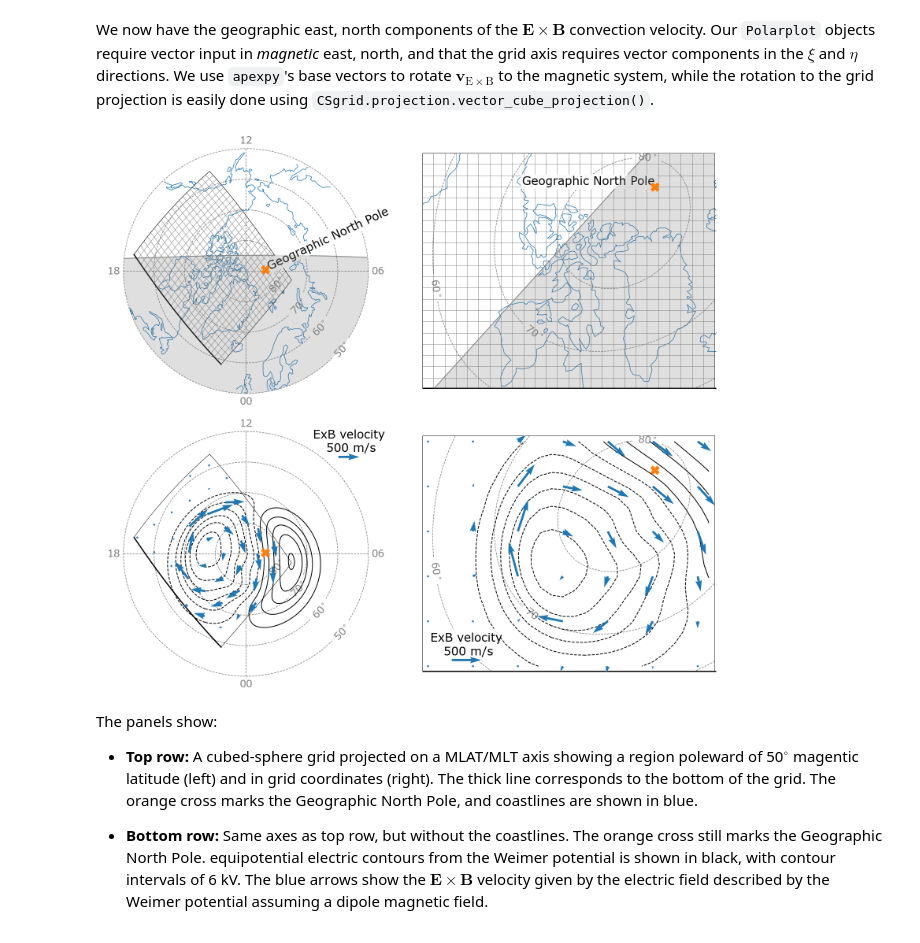
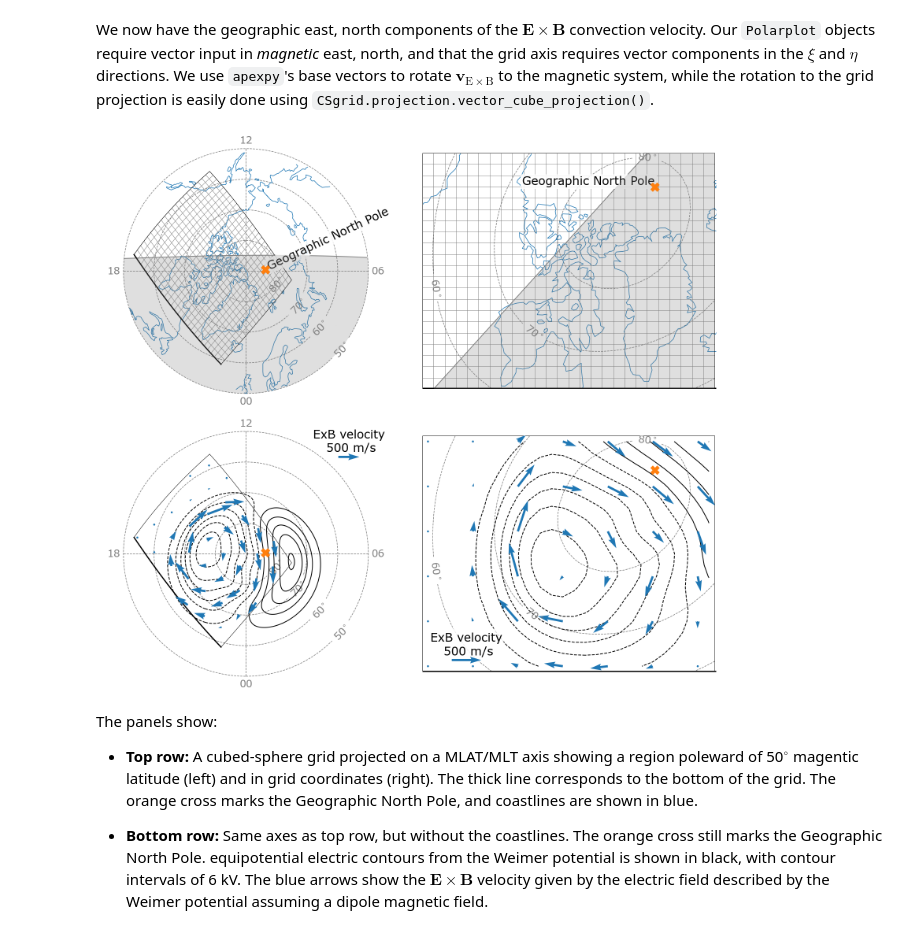
Before and after one commit to klaundal/lompe, a Jupyter notebook: examples/code_paper_figures/05_Visualization_with_Polarplot.ipynb, the cells around one changed output. Drawn from its saved outputs; the diff is of its cells as text; code cells hidden in the pictures.

```diff
--- a/examples/code_paper_figures/05_Visualization_with_Polarplot.ipynb
+++ b/examples/code_paper_figures/05_Visualization_with_Polarplot.ipynb
@@ -207,9 +208,9 @@ contkwargs = {'levels':np.r_[-45:46:6]*1e3, 'colors':'black', 'linewidths':2, 'z
 axs['polar2'].contour(mlatxx, mltxx, Phi, **contkwargs)  # like plt.contour
 
 # on grid axis
-mlonxx = apex.mlt2mlon(mltxx,time)
-latxx, lonxx, _ = apex.apex2geo(mlatxx, mlonxx, 110) # to geographic coordinates
-xi, eta = grid.projection.geo2cube(lonxx, latxx)     # to cube coordinates
+mlonxx = apex.mlt2mlon(mltxx, time)
+latxx, lonxx, _ = apex.apex2geo(mlatxx, mlonxx, HI*1e-3) # to geographic coordinates
+xi, eta = grid.projection.geo2cube(lonxx, latxx)         # to cube coordinates
 
 # interpolate potential to grid and plot
 mask = np.isnan(xi) # remove nans
@@ -238,11 +239,15 @@ De, Dn = grid.get_Le_Ln(S=stencil_size, return_sparse=True)
 E_e = -De.dot(Phi.flatten()).reshape(grid.shape)
 E_n = -Dn.dot(Phi.flatten()).reshape(grid.shape)
 
-E_n[grid.lat < 60] = 0 # set to zero flow at low latitudes
+# apex coordinates of grid
+gridmlat, gridmlon = apex.geo2apex(grid.lat, grid.lon, HI*1e-3)   # to MLAT/MLT coordinates
+gridmlt = apex.mlon2mlt(gridmlon, time)
+
+E_n[gridmlat < 60] = 0 # set to zero flow at low latitudes
 
 # calculate dipole magnetic field radial components and absolute values
-B_r = -2 * B0 * np.sin(grid.lat * np.pi / 180)
-B   =      B0 * np.sqrt(1 + 3 * np.sin(grid.lat * np.pi / 180)**2)
+B_r = -2 * B0 * np.sin(gridmlat * np.pi / 180)
+B   =      B0 * np.sqrt(1 + 3 * np.sin(gridmlat * np.pi / 180)**2)
 
 # calulate velocity components
 v_e =  E_n * B_r/B**2
@@ -251,43 +256,41 @@ v_n = -E_e * B_r/B**2
 We now have the geographic east, north components of the $\mathbf{E}\times\mathbf{B}$ convection velocity. Our `Polarplot` objects require vector input in *magnetic* east, north, and that the grid axis requires vector components in the $\xi$ and $\eta$ directions. We use `apexpy`'s base vectors to rotate $\mathbf{v}_{\mathrm{E}\times\mathrm{B}}$ to the magnetic system, while the rotation to the grid projection is easily done using `CSgrid.projection.vector_cube_projection()`.
 # %%
 # on polar axis
-mlat, mlon = apex.geo2apex(grid.lat, grid.lon, HI*1e-3)   # to MLAT/MLT coordinates
-mlt = apex.mlon2mlt(mlon, time)
 
 # rotate vectors to magnetic
 f1, f2 = apex.basevectors_qd(grid.lat.flatten(), grid.lon.flatten(), HI*1e-3, coords = 'geo')
 v_geo = np.vstack((v_e.flatten(), v_n.flatten()))
 v_emag = np.einsum('ij,ij->j', f1, v_geo) # Richmond (1995) equations (7.12) and (7.13) but for velocity vector
 v_nmag = np.einsum('ij,ij->j', f2, v_geo)
 
 # quiver key
 qkey = {'X':.85, 'Y':.86, 'U':500, 'label':"ExB velocity\n 500 m/s", 'labelpos':'N',
         'fontproperties':{'size':30}, 'zorder':3}
 SKIP = 15
-axs['polar2'].quiver(mlat.flatten()[::SKIP], mlt.flatten()[::SKIP], v_nmag[::SKIP], v_emag[::SKIP],
+axs['polar2'].quiver(gridmlat.flatten()[::SKIP], gridmlt.flatten()[::SKIP], v_nmag[::SKIP], v_emag[::SKIP],
             qkeyproperties=qkey, scale=7000, color='C0', zorder=2)                          # like plt.quiver
 
 # on grid axis
 vxi, veta = grid.projection.vector_cube_projection(v_e.flatten(), v_n.flatten(),
                                                    grid.lon.flatten(), grid.lat.flatten(), return_xi_eta=False)
 vxi, veta = vxi.reshape(grid.shape), veta.reshape(grid.shape)
 SKIP = 4
 quiv = axs['grid2'].quiver(grid.xi[::SKIP, ::SKIP], grid.eta[::SKIP, ::SKIP], vxi[::SKIP, ::SKIP],
                            veta[::SKIP, ::SKIP], scale = 5000, color = 'C0', zorder=3)
 gridqkwargs = {'X':.15, 'Y':.05}
 qkey.update(gridqkwargs)
 axs['grid2'].quiverkey(quiv, **qkey)
-axs['grid2'].fill_between([-.4,-.2], [-.3], [-.21], edgecolor='face', color='white', zorder=3, alpha=.85)
+axs['grid2'].fill_between([-.4,-.19], [-.3], [-.21], edgecolor='face', color='white', zorder=3, alpha=.85)
 
 fig.subplots_adjust(hspace=0.05, wspace=.1, left=0, right=.99, bottom=.016, top=.99)
 
 # save figure
 fig.savefig('./output_figures/05Polarplotexample.png')
 fig.savefig('./output_figures/05Polarplotexample.pdf')
 
 fig
 # %% [output]
-[figure, old version]
+[figure, new version]
 # %% [markdown]
 The panels show:
 
```
Also changed, not shown: parts of 2 cells of this notebook, 2 other files.
